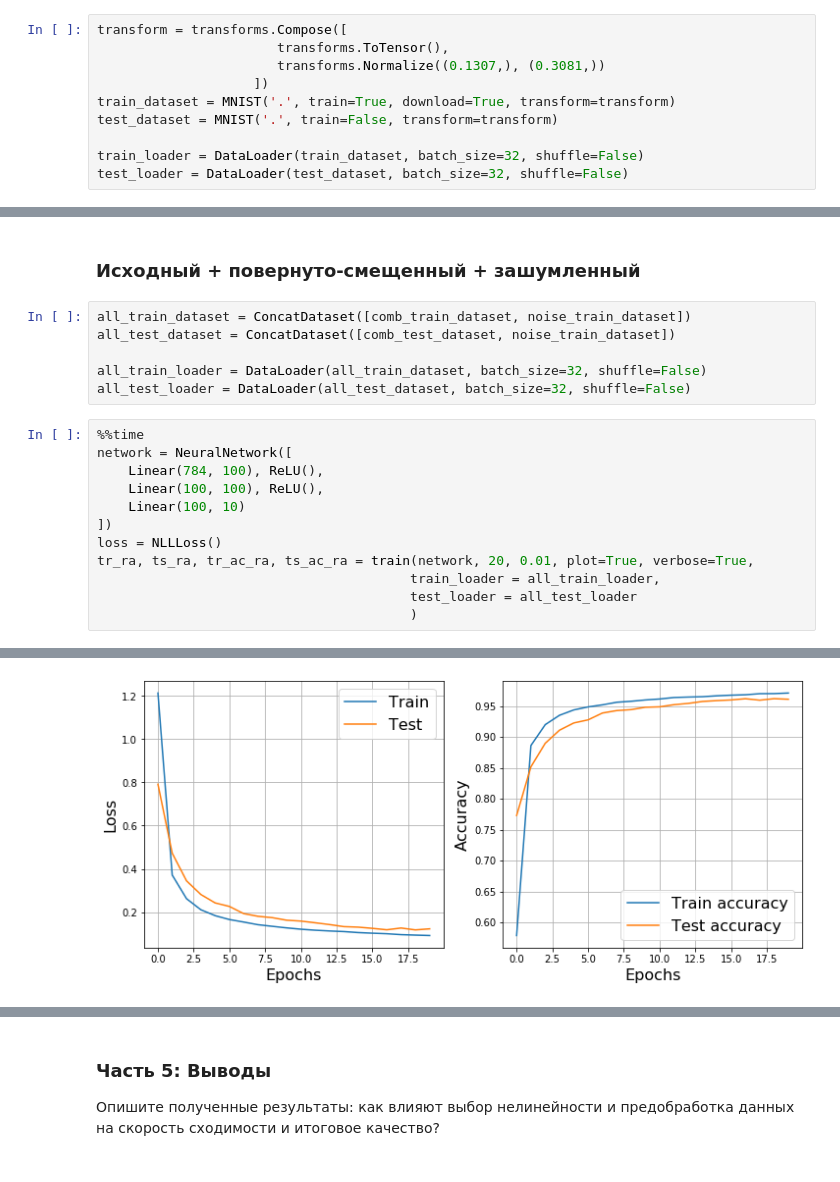
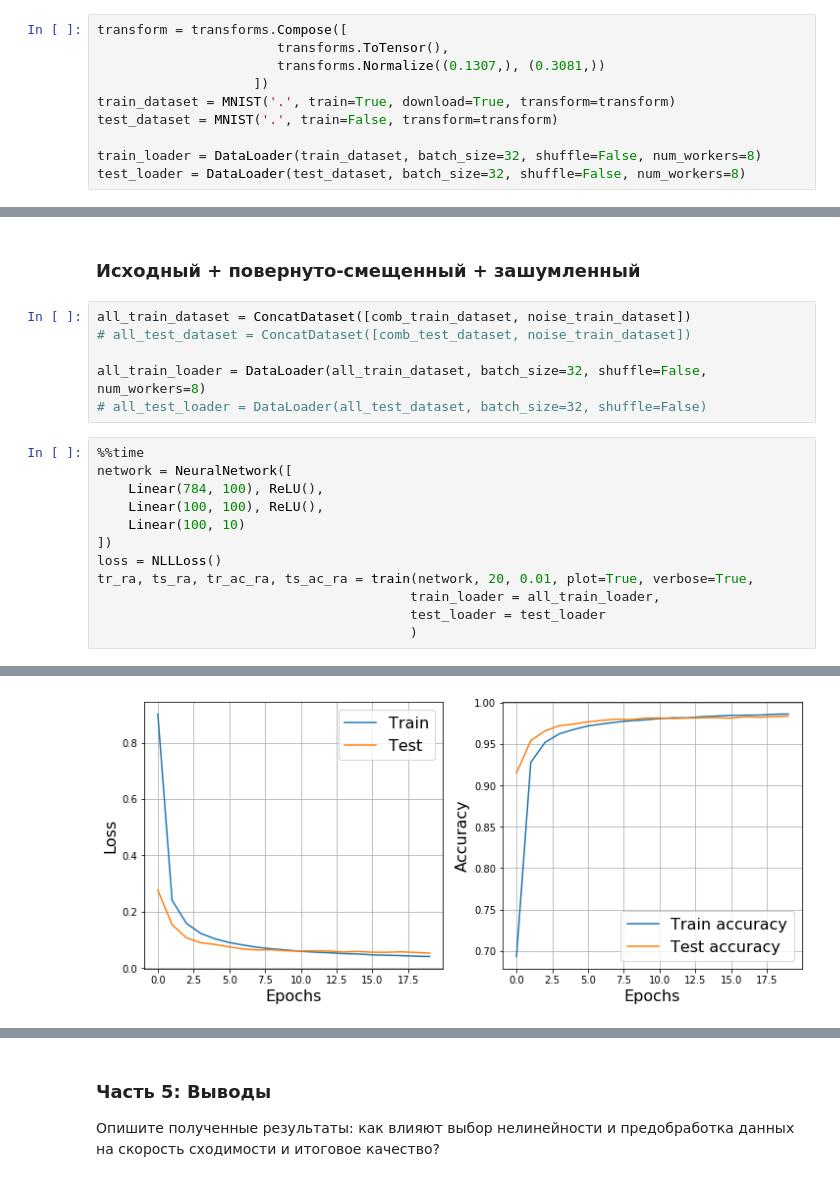
Before and after one commit to excander/neural_networks_sphere_2, a Jupyter notebook: Seminar 2/miklin_2, Back propagation for MNIST.ipynb, the cells around one changed output, grey strips where cells are left out. Drawn from its saved outputs; the diff is of its cells as text.

```diff
--- a/Seminar 2/miklin_2, Back propagation for MNIST.ipynb
+++ b/Seminar 2/miklin_2, Back propagation for MNIST.ipynb
@@ -27,8 +27,8 @@ transform = transforms.Compose([
 train_dataset = MNIST('.', train=True, download=True, transform=transform)
 test_dataset = MNIST('.', train=False, transform=transform)
 
-train_loader = DataLoader(train_dataset, batch_size=32, shuffle=False)
-test_loader = DataLoader(test_dataset, batch_size=32, shuffle=False)
+train_loader = DataLoader(train_dataset, batch_size=32, shuffle=False, num_workers=8)
+test_loader = DataLoader(test_dataset, batch_size=32, shuffle=False, num_workers=8)
 # %%
 ## Usage example:
 for X, y in train_loader:
@@ -510,10 +523,10 @@ Wall time: 17min 6s
 ### Исходный + повернуто-смещенный + зашумленный
 # %%
 all_train_dataset = ConcatDataset([comb_train_dataset, noise_train_dataset])
-all_test_dataset = ConcatDataset([comb_test_dataset, noise_train_dataset])
+# all_test_dataset = ConcatDataset([comb_test_dataset, noise_train_dataset])
 
-all_train_loader = DataLoader(all_train_dataset, batch_size=32, shuffle=False)
-all_test_loader = DataLoader(all_test_dataset, batch_size=32, shuffle=False)
+all_train_loader = DataLoader(all_train_dataset, batch_size=32, shuffle=False, num_workers=8)
+# all_test_loader = DataLoader(all_test_dataset, batch_size=32, shuffle=False)
 # %%
 %%time
 network = NeuralNetwork([
@@ -524,6 +537,6 @@ network = NeuralNetwork([
 loss = NLLLoss()
 tr_ra, ts_ra, tr_ac_ra, ts_ac_ra = train(network, 20, 0.01, plot=True, verbose=True,
                                         train_loader = all_train_loader,
-                                        test_loader = all_test_loader
+                                        test_loader = test_loader
                                         )
 # %% [output]
@@ -531 +544 @@ Epoch 19... (Train/Test) NLL: 0.092/0.123       Accuracy: 0.971/0.961
-[figure, old version]
+[figure, new version]
```
Also changed, not shown: parts of 19 cells of this notebook.
